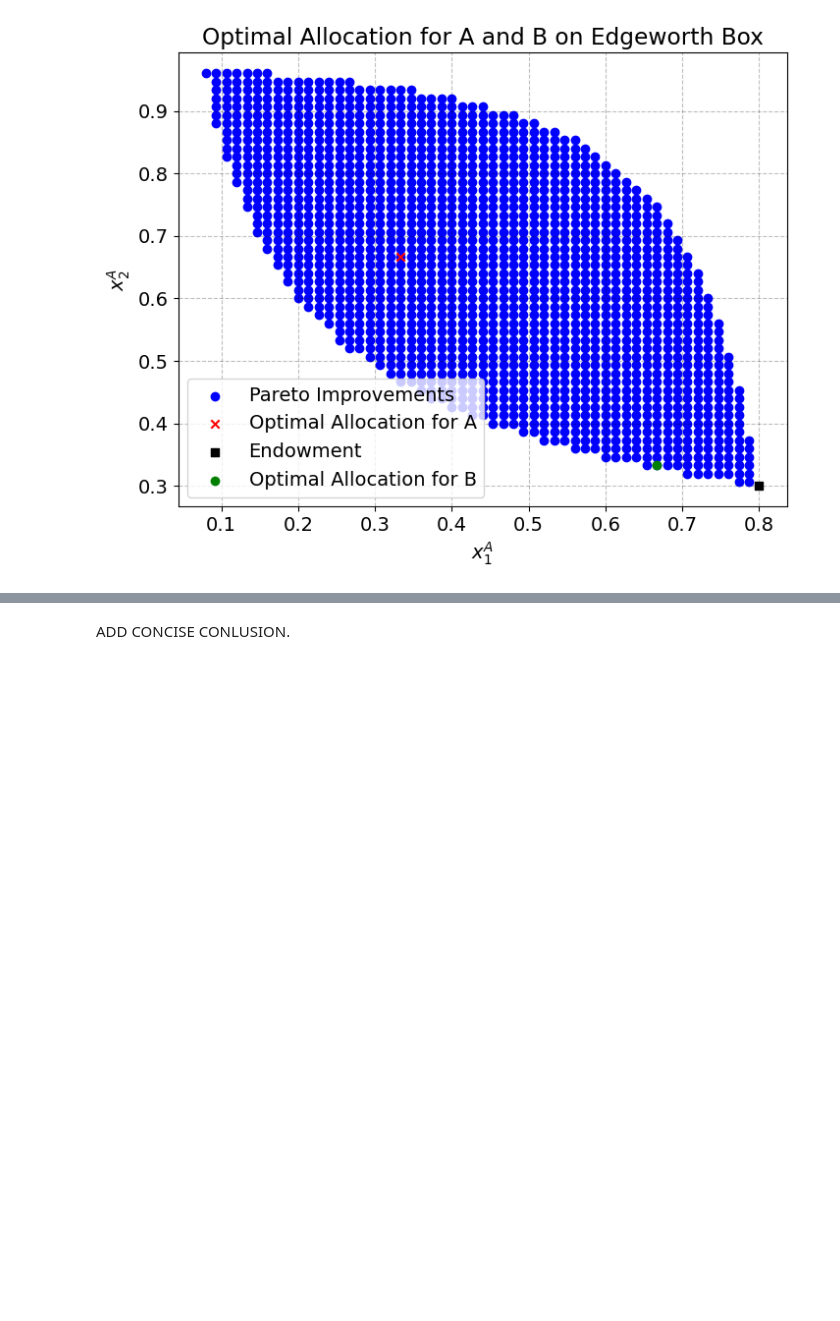
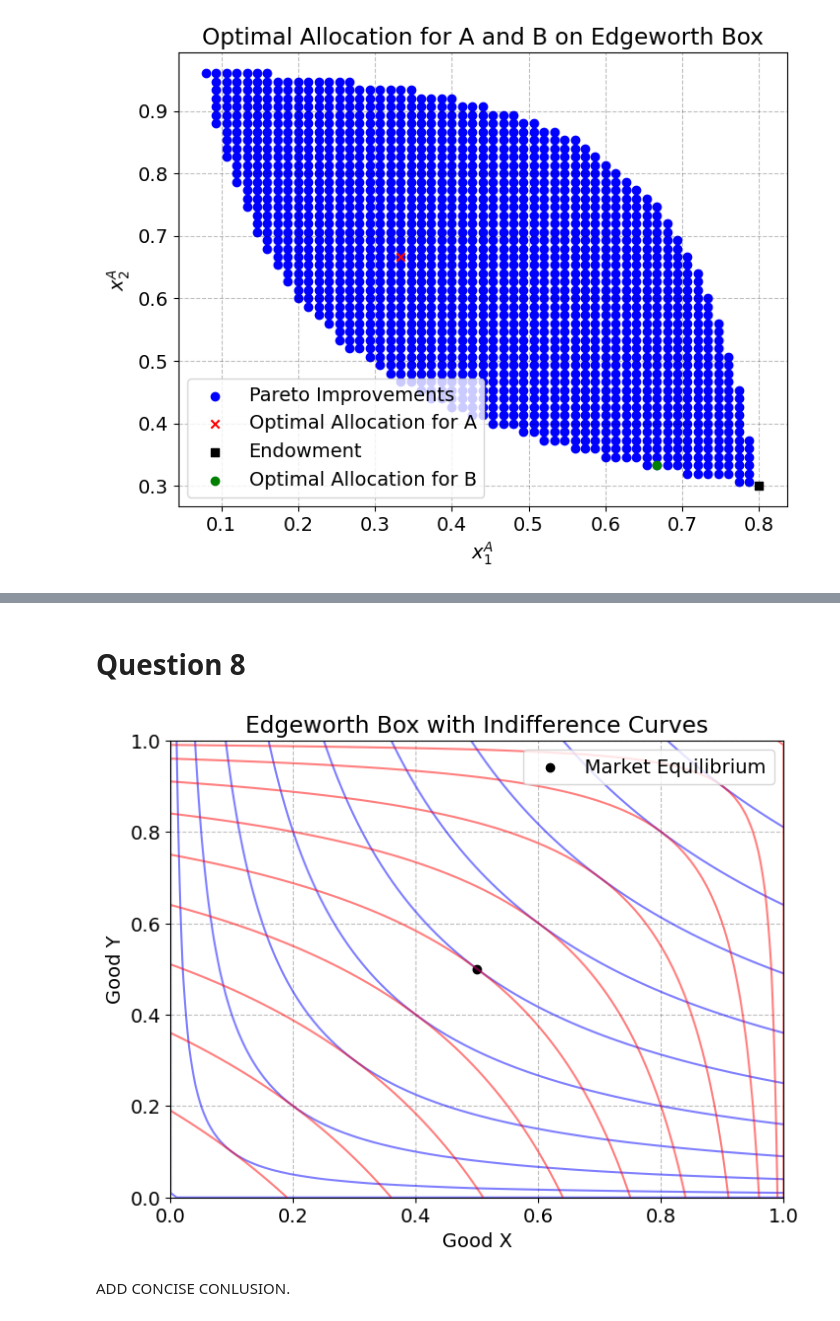
Before and after one commit to NumEconCopenhagen/projects-2024-sarah-og-pernille, a Jupyter notebook: inauguralproject/inauguralproject.ipynb, the cells around one changed output, grey strips where cells are left out. Saved outputs shown, nothing was run; the diff lists cells and outputs as text; code cells hidden in the pictures; blank space fills up the shorter version.

```diff
--- a/inauguralproject/inauguralproject.ipynb
+++ b/inauguralproject/inauguralproject.ipynb
@@ -344,2 +368,38 @@ plt.show()
+# %% [markdown]
+# Question 8
+# %%
+def utility_consumer_1(x, y):
+    return x**0.5 * y**0.5
+
+def utility_consumer_2(x, y):
+    return (1-x)**0.5 * (1-y)**0.5
+
+total_goods = 1
+grid_size = 100
+x_values = np.linspace(0, total_goods, grid_size)
+y_values = np.linspace(0, total_goods, grid_size)
+X, Y = np.meshgrid(x_values, y_values)
+
+utility_1 = utility_consumer_1(X, Y)
+utility_2 = utility_consumer_2(X, Y)
+
+plt.figure(figsize=(8, 6))
+plt.contour(X, Y, utility_1, alpha=0.5, levels=10, colors='blue')
+plt.contour(X, Y, utility_2, alpha=0.5, levels=10, colors='red')
+plt.xlabel('Good X')
+plt.ylabel('Good Y')
+plt.title('Edgeworth Box with Indifference Curves')
+plt.grid(True)
+plt.xlim(0, total_goods)
+plt.ylim(0, total_goods)
+
+# Find and plot market equilibrium allocation
+x_eq = 0.5
+y_eq = 0.5
+plt.scatter(x_eq, y_eq, color='black', label='Market Equilibrium')
+plt.legend()
+plt.show()
+# %% [output]
+[figure, added]
 # %% [markdown]
 ADD CONCISE CONLUSION.
```
Also changed, not shown: parts of 4 cells of this notebook.
